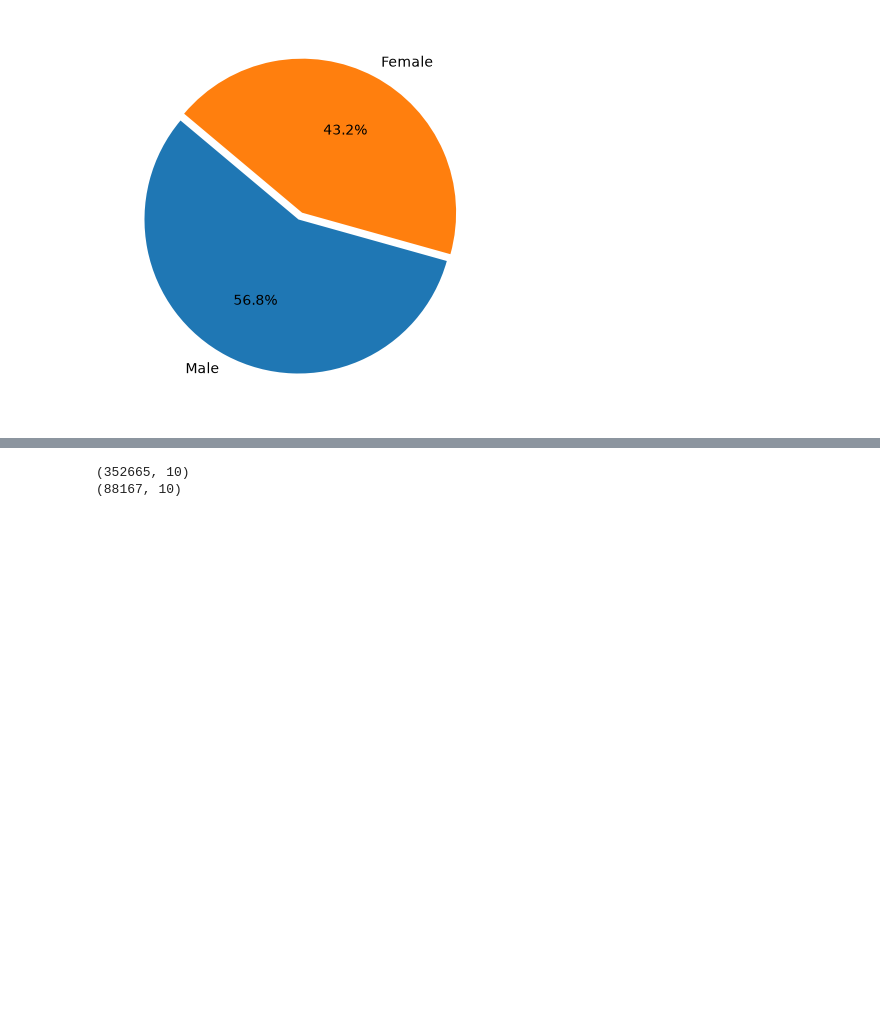
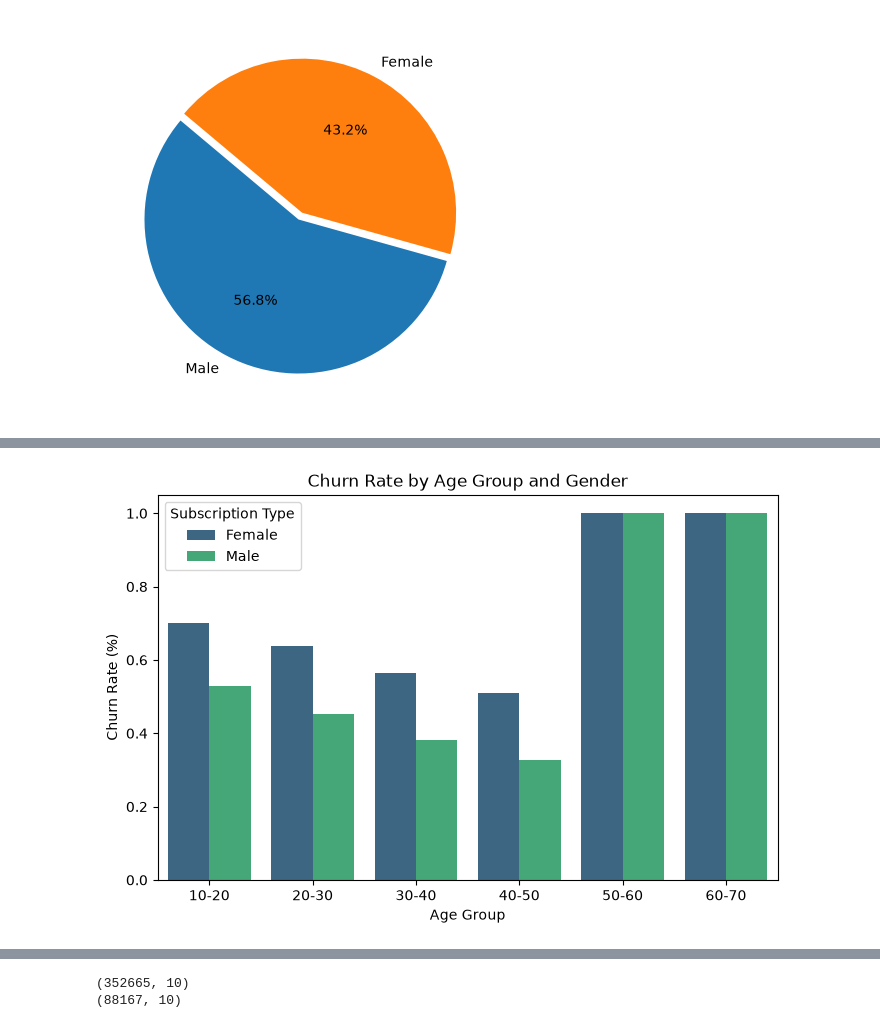
Before and after one commit to aliderakhshan381/Customer-Churn-Prediction, a Jupyter notebook: main.ipynb, the cells around one changed output, grey strips where cells are left out. Saved outputs shown, nothing was run; the diff lists cells and outputs as text; code cells hidden in the pictures; blank space fills up the shorter version.

Commit message:
some eda was done on age, tenure, subscription

```diff
--- a/main.ipynb
+++ b/main.ipynb
@@ -81,0 +94,7 @@ plt.show()
+# %%
+df['Age_Group'] = pd.cut(df['Age'],
+                        bins=[10,20,30,40,50,60,70],
+                        labels=['10-20','20-30','30-40','40-50','50-60', '60-70'])
+age_churn_rate = df.groupby(['Age_Group']).agg({'Churn':'mean', 'CustomerID':'count'})
+age_churn_rate.rename(columns={'Churn':'Churn_Rate', 'CustomerID':'#Customer'}, inplace=True)
+age_churn_rate
@@ -81,0 +110,14 @@ plt.show()
+# %%
+age_gender_churn_rate = df.groupby(['Age_Group', 'Gender']).agg({'Churn':'mean', 'CustomerID':'count'}).reset_index()
+age_gender_churn_rate.rename(columns={'Churn':'Churn_Rate', 'CustomerID':'#Customer'}, inplace=True)
+
+
+plt.figure(figsize=(8, 5))
+sns.barplot(x='Age_Group', y='Churn_Rate', hue='Gender', data=age_gender_churn_rate, palette='viridis')
+plt.title('Churn Rate by Age Group and Gender')
+plt.xlabel('Age Group')
+plt.ylabel('Churn Rate (%)')
+plt.legend(title='Subscription Type')
+plt.show()
+# %% [output]
+[figure, added]
```
Also changed, not shown: parts of 16 cells of this notebook.
